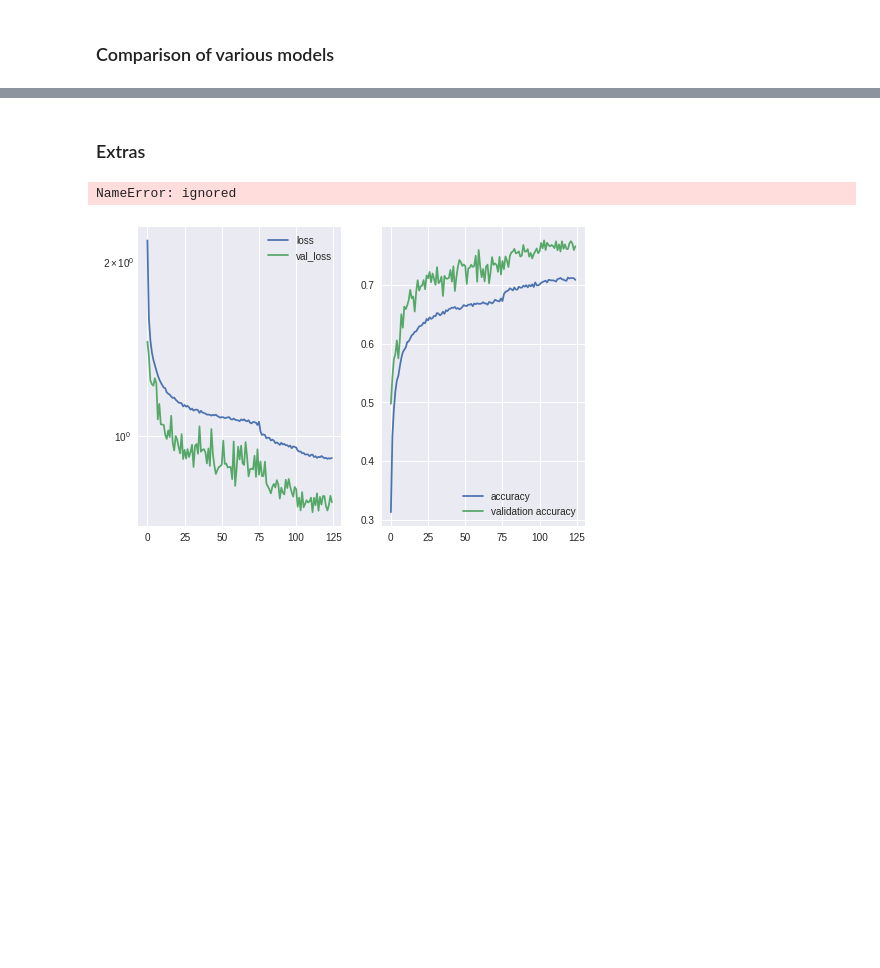
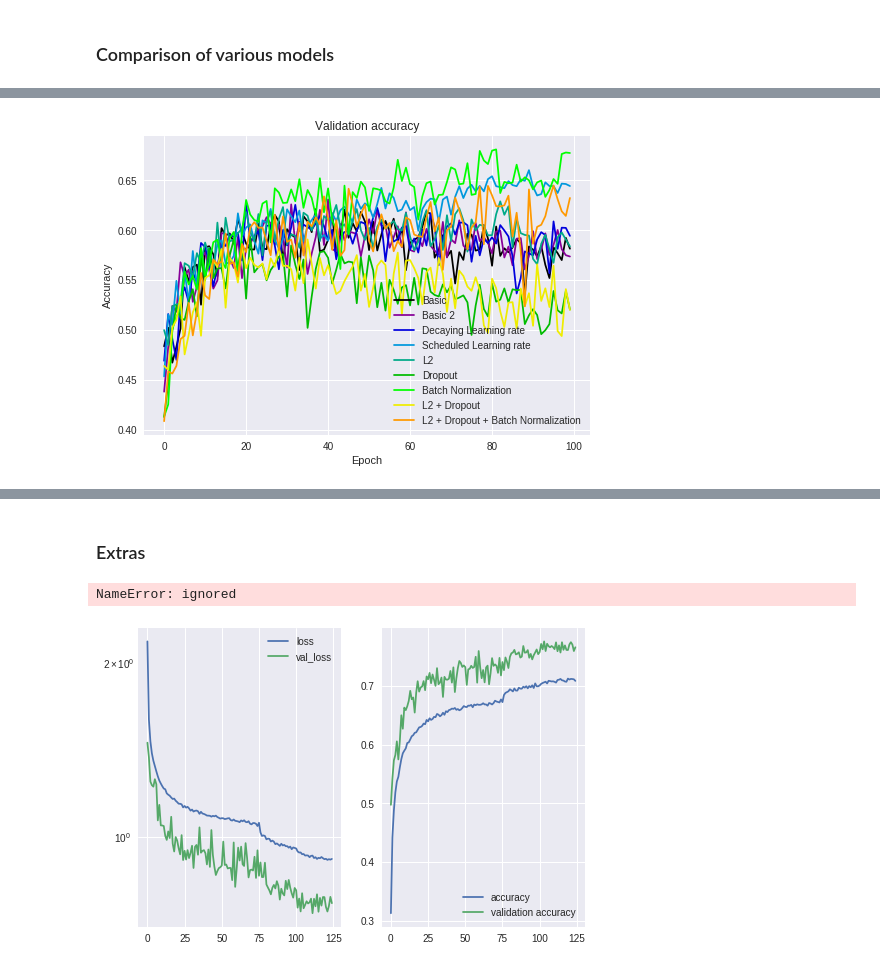
Before and after one commit to param-walia/Tensorflow-usage, a Jupyter notebook: CIFAR_10_CNN_Keras.ipynb, the cells around one changed output, grey strips where cells are left out. Cells and saved outputs as stored; diff of their text form; code cells hidden in the pictures; blank space fills up the shorter version.

```diff
--- a/CIFAR_10_CNN_Keras.ipynb
+++ b/CIFAR_10_CNN_Keras.ipynb
@@ -625,13 +659,18 @@ plt.show()
 # %%
+colormap = plt.cm.spectral
+plt.gca().set_color_cycle([colormap(i) for i in np.linspace(0, 0.9, len(filnames)+1)])
+
 for i in range(len(filnames)):
   with open(filnames[i],'rb') as f:  # Python 3: open(..., 'rb')
     temp = pickle.load(f)
   plt.plot(temp['val_acc'])
 
 plt.title('Validation accuracy')
 plt.ylabel('Accuracy')
 plt.xlabel('Epoch')
 plt.legend(['Basic', 'Basic 2', 'Decaying Learning rate', 'Scheduled Learning rate',
             'L2','Dropout','Batch Normalization',
             'L2 + Dropout','L2 + Dropout + Batch Normalization'], loc='lower right')
 plt.show()
+# %% [output]
+[figure, added]
```
Also changed, not shown: parts of 29 cells of this notebook.
